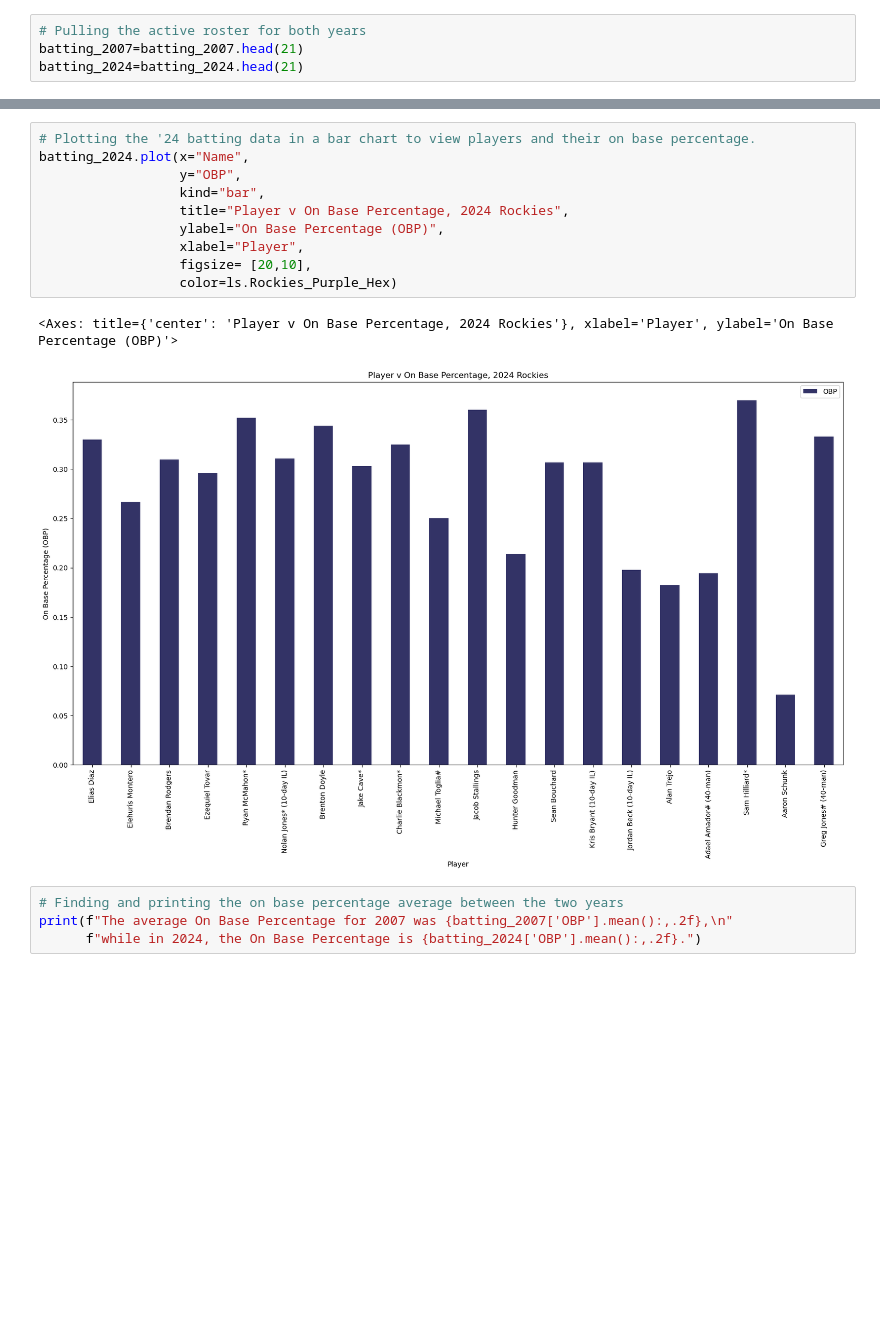
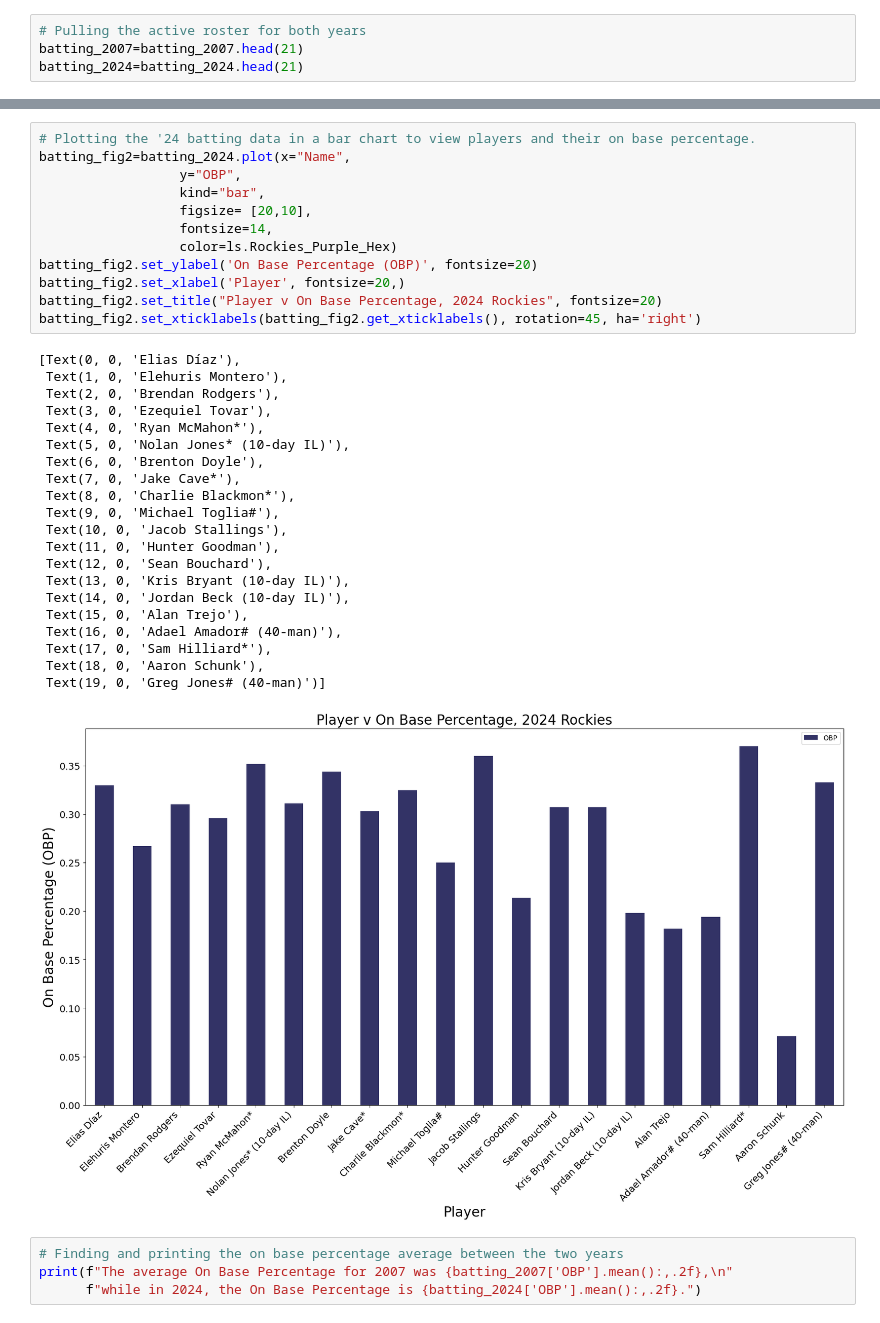
Before and after one commit to cassydm/rockies_moneyball_part-deux, a Jupyter notebook: Test_files/working_file_cassy.ipynb, the cells around one changed output, grey strips where cells are left out. Saved outputs shown, nothing was run; the diff lists cells and outputs as text; blank space fills up the shorter version.

```diff
--- a/Test_files/working_file_cassy.ipynb
+++ b/Test_files/working_file_cassy.ipynb
@@ -92,16 +99,37 @@ batting_2007.plot(x="Name",
 # %%
 # Plotting the '24 batting data in a bar chart to view players and their on base percentage.
-batting_2024.plot(x="Name",
+batting_fig2=batting_2024.plot(x="Name",
                   y="OBP",
                   kind="bar",
-                  title="Player v On Base Percentage, 2024 Rockies",
-                  ylabel="On Base Percentage (OBP)",
-                  xlabel="Player",
                   figsize= [20,10],
+                  fontsize=14,
                   color=ls.Rockies_Purple_Hex)
+batting_fig2.set_ylabel('On Base Percentage (OBP)', fontsize=20)
+batting_fig2.set_xlabel('Player', fontsize=20,)
+batting_fig2.set_title("Player v On Base Percentage, 2024 Rockies", fontsize=20)
+batting_fig2.set_xticklabels(batting_fig2.get_xticklabels(), rotation=45, ha='right')
 # %% [output]
-<Axes: title={'center': 'Player v On Base Percentage, 2024 Rockies'}, xlabel='Player', ylabel='On Base Percentage (OBP)'>
+[Text(0, 0, 'Elias Díaz'),
+ Text(1, 0, 'Elehuris Montero'),
+ Text(2, 0, 'Brendan Rodgers'),
+ Text(3, 0, 'Ezequiel Tovar'),
+ Text(4, 0, 'Ryan McMahon*'),
+ Text(5, 0, 'Nolan Jones* (10-day IL)'),
+ Text(6, 0, 'Brenton Doyle'),
+ Text(7, 0, 'Jake Cave*'),
+ Text(8, 0, 'Charlie Blackmon*'),
+ Text(9, 0, 'Michael Toglia#'),
+ Text(10, 0, 'Jacob Stallings'),
+ Text(11, 0, 'Hunter Goodman'),
+ Text(12, 0, 'Sean Bouchard'),
+ Text(13, 0, 'Kris Bryant (10-day IL)'),
+ Text(14, 0, 'Jordan Beck (10-day IL)'),
+ Text(15, 0, 'Alan Trejo'),
+ Text(16, 0, 'Adael Amador# (40-man)'),
+ Text(17, 0, 'Sam Hilliard*'),
+ Text(18, 0, 'Aaron Schunk'),
+ Text(19, 0, 'Greg Jones# (40-man)')]
-[figure, old version]
+[figure, new version]
 # %%
 # Finding and printing the on base percentage average between the two years
 print(f"The average On Base Percentage for 2007 was {batting_2007['OBP'].mean():,.2f},\n"
```
Also changed, not shown: parts of 17 cells of this notebook, 6 other files.
